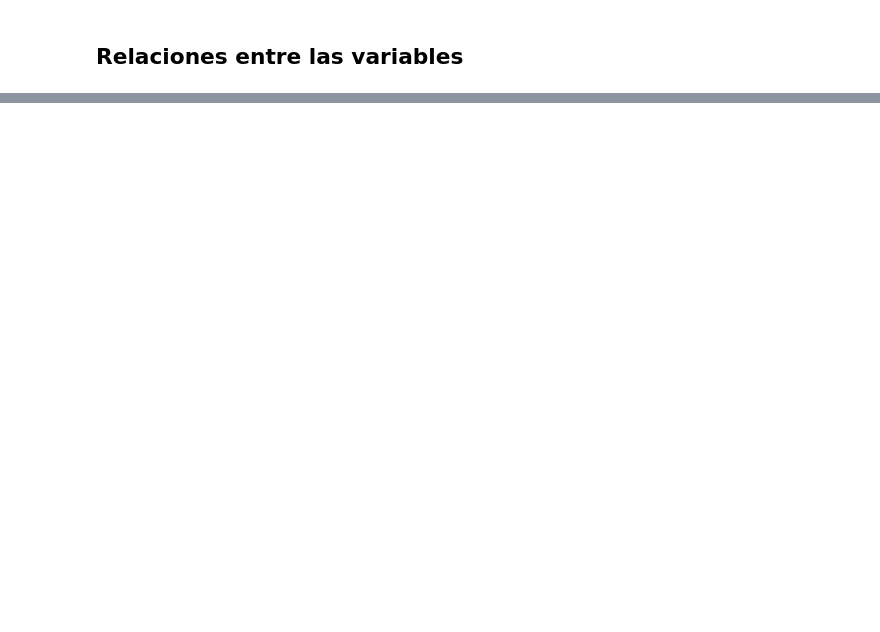
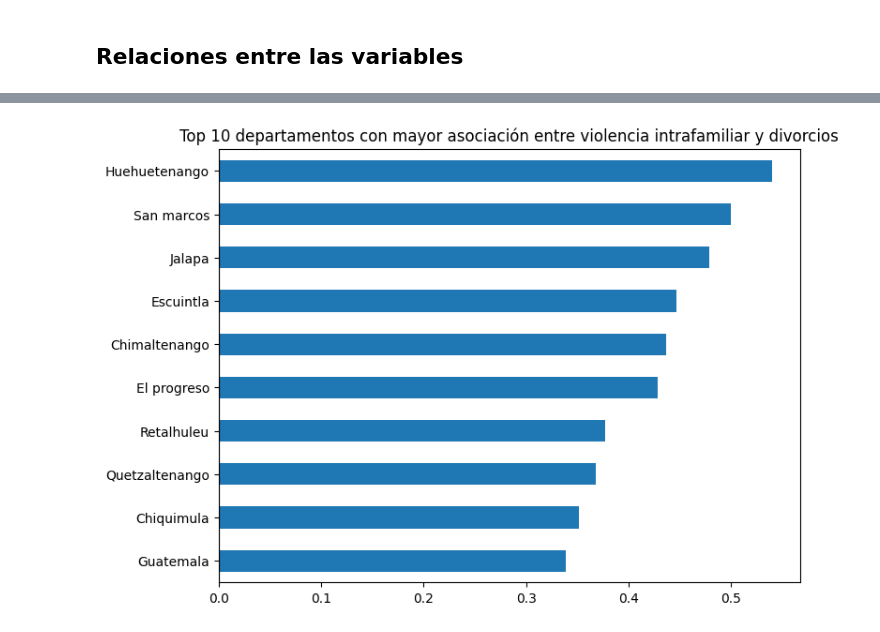
Before and after one commit to ecarcamo/pry1-data-mining, a Jupyter notebook: data/main.ipynb, the cells around one changed output, grey strips where cells are left out. Saved outputs shown, nothing was run; the diff lists cells and outputs as text; code cells hidden in the pictures; blank space fills up the shorter version.

```diff
--- a/data/main.ipynb
+++ b/data/main.ipynb
@@ -495,0 +560,42 @@ plt.show()
+# %%
+#Por región
+tabla_depto_anual = (
+    df.groupby(['DEPTO','ANO','TIPO_EVENTO'])
+      .size()
+      .unstack(fill_value=0)
+      .reset_index()
+)
+
+correlaciones_depto = {}
+
+for depto in df['DEPTO'].unique():
+    sub = tabla_depto_anual[tabla_depto_anual['DEPTO']==depto]
+    if 'Denuncia Violencia' in sub.columns and 'Divorcio' in sub.columns:
+        correlaciones_depto[depto] = sub['Denuncia Violencia'].corr(sub['Divorcio'])
+
+correlaciones_depto = pd.Series(correlaciones_depto).sort_values(ascending=False)
+correlaciones_depto.head()
+
+min_registros = 5  # mínimo años válidos
+
+correlaciones_filtradas = correlaciones_depto[
+    correlaciones_depto.notna()
+]
+
+correlaciones_filtradas = correlaciones_filtradas[
+    correlaciones_filtradas.index.isin(
+        df['DEPTO'].value_counts()[df['DEPTO'].value_counts() > 100].index
+    )
+]
+
+correlaciones_filtradas.sort_values()
+
+top10 = correlaciones_filtradas.abs().sort_values(ascending=False).head(10)
+
+plt.figure(figsize=(8,6))
+top10.sort_values().plot(kind='barh')
+plt.title("Top 10 departamentos con mayor asociación entre violencia intrafamiliar y divorcios")
+plt.axvline(0, color='black')
+plt.show()
+# %% [output]
+[figure, added]
```
Also changed, not shown: parts of 8 cells of this notebook.
